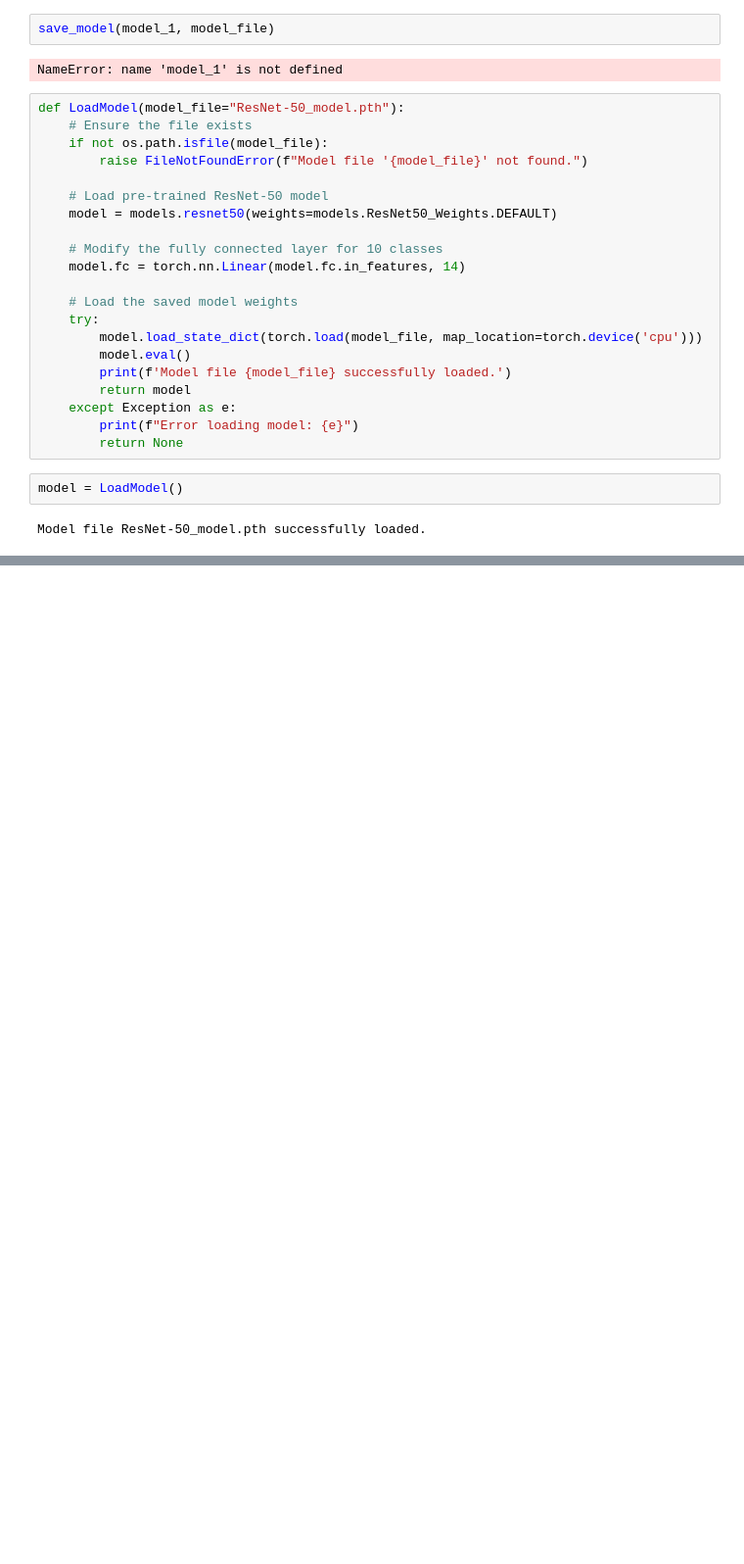
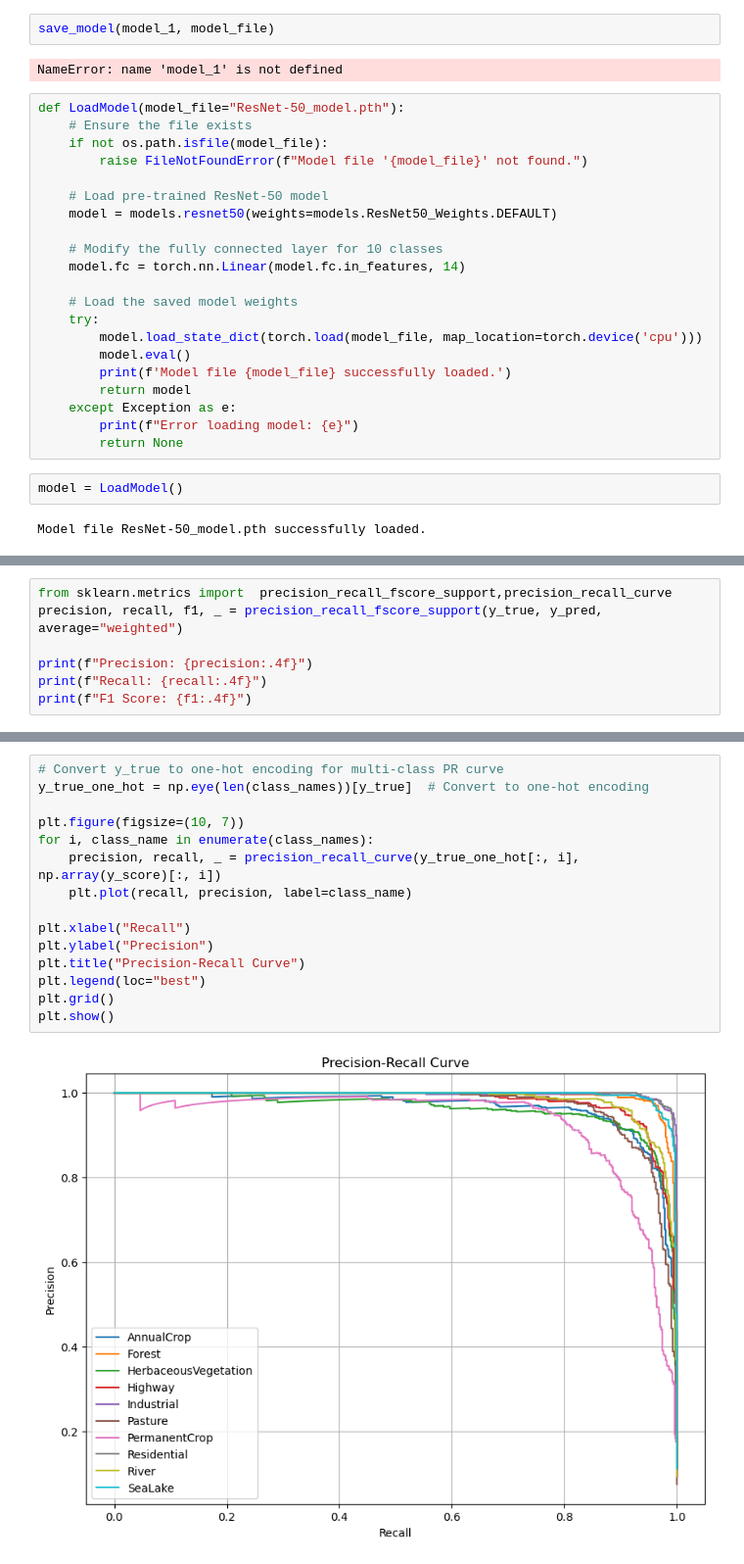
Before and after one commit to ragb0/Land_Type_Classification, a Jupyter notebook: EuroSAT.ipynb, the cells around one changed output, grey strips where cells are left out. Shown at 98% size. Cells and saved outputs as stored; diff of their text form; blank space fills up the shorter version.

```diff
--- a/EuroSAT.ipynb
+++ b/EuroSAT.ipynb
@@ -676,0 +732,7 @@ class_names = [
+# %%
+from sklearn.metrics import  precision_recall_fscore_support,precision_recall_curve
+precision, recall, f1, _ = precision_recall_fscore_support(y_true, y_pred, average="weighted")
+
+print(f"Precision: {precision:.4f}")
+print(f"Recall: {recall:.4f}")
+print(f"F1 Score: {f1:.4f}")
@@ -677,3 +780,20 @@ class_names = [
+# %%
+# Convert y_true to one-hot encoding for multi-class PR curve
+y_true_one_hot = np.eye(len(class_names))[y_true]  # Convert to one-hot encoding
+
+plt.figure(figsize=(10, 7))
+for i, class_name in enumerate(class_names):
+    precision, recall, _ = precision_recall_curve(y_true_one_hot[:, i], np.array(y_score)[:, i])
+    plt.plot(recall, precision, label=class_name)
+
+plt.xlabel("Recall")
+plt.ylabel("Precision")
+plt.title("Precision-Recall Curve")
+plt.legend(loc="best")
+plt.grid()
+plt.show()
+# %% [output]
+[figure, added]
 # %%
 # Select nine random indices from test_dataset
 random_indices = random.sample(range(len(test_dataset)), 9)
```
Also changed, not shown: parts of 12 cells of this notebook.
